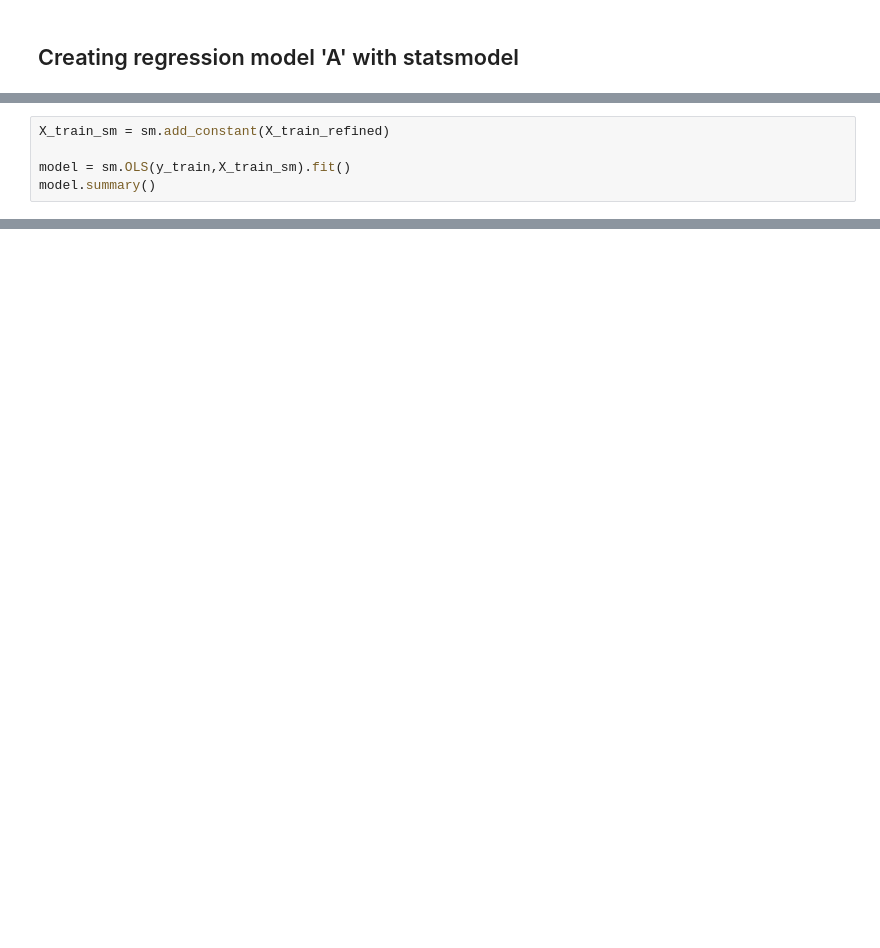
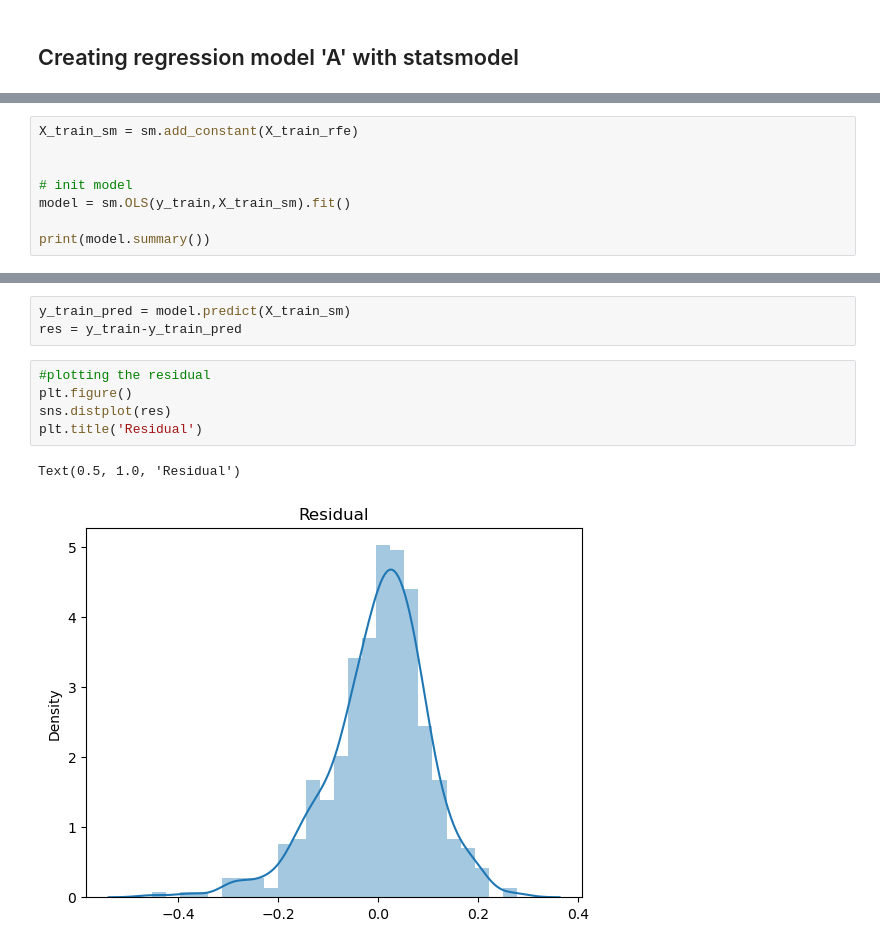
Before and after one commit to Manishk018/upgrad-workspace, a Jupyter notebook: bike sharing/assignment.ipynb, the cells around one changed output, grey strips where cells are left out. Cells and saved outputs as stored; diff of their text form; blank space fills up the shorter version.

```diff
--- a/bike sharing/assignment.ipynb
+++ b/bike sharing/assignment.ipynb
@@ -455,6 +500,9 @@ X_train_refined
 # %%
-X_train_sm = sm.add_constant(X_train_refined)
+X_train_sm = sm.add_constant(X_train_rfe)
 
+
+# init model
 model = sm.OLS(y_train,X_train_sm).fit()
-model.summary()
+
+print(model.summary())
 # %% [output]
@@ -535,0 +578,11 @@ vif
+# %%
+y_train_pred = model.predict(X_train_sm)
+res = y_train-y_train_pred
+# %%
+#plotting the residual
+plt.figure()
+sns.distplot(res)
+plt.title('Residual')
+# %% [output]
+Text(0.5, 1.0, 'Residual')
+[figure, added]
```
Also changed, not shown: parts of 30 cells of this notebook.
